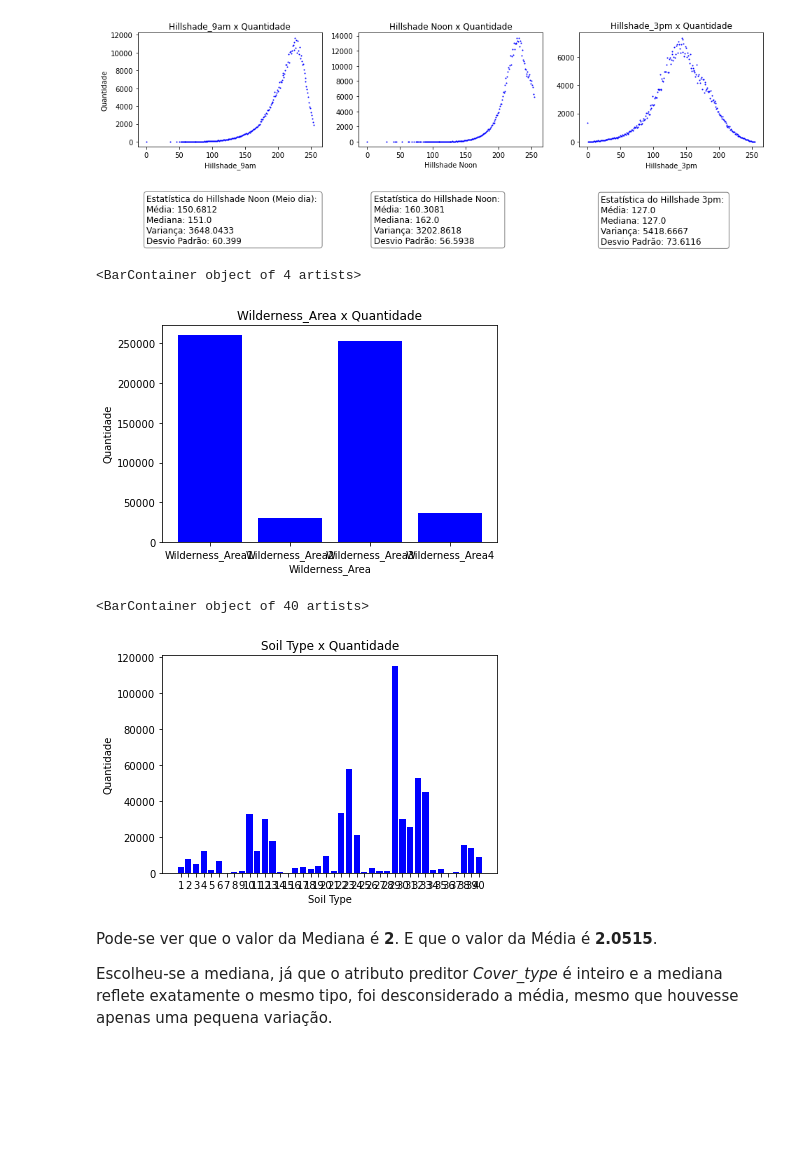
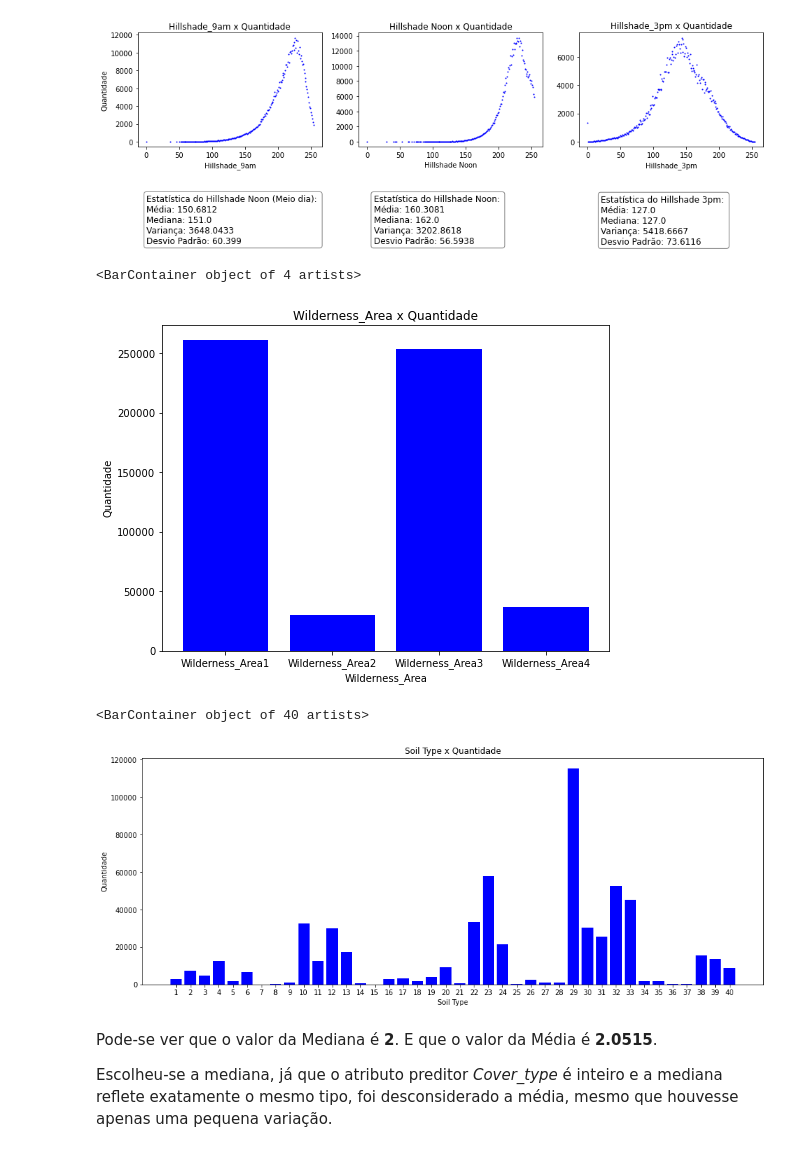
Before and after one commit to elloa-uea/projeto-pratico-3-rna-pp3-team-final, a Jupyter notebook: notebooks/PP3.2 - Conhecendo o Conjunto de Dados.ipynb, the cells around one changed output. Cells and saved outputs as stored; diff of their text form; code cells hidden in the pictures; blank space fills up the shorter version.

```diff
--- a/notebooks/PP3.2 - Conhecendo o Conjunto de Dados.ipynb
+++ b/notebooks/PP3.2 - Conhecendo o Conjunto de Dados.ipynb
@@ -441,20 +403,22 @@ Text(20, -7200, 'Estatística do Hillshade 3pm: \nMédia: 127.0 \nMediana: 127.0
 # %%
 quantidadeWildernessArea = []                                                 # Criacao do vetor para armazenar as frequencias de cada Wilderness Area
 WildernessAreaName = []                                                       # Criacao do vetor para armazenar os nomes de cada Wilderness Area
 
 for i in range(4):                                                            # loop para determinar a frequencia de cada Wilderness Area
   WildernessAreaName.append("Wilderness_Area"+str(i+1))
   WildernessArea = df.groupby(["Wilderness_Area"+str(i+1)]).count()
   WildernessArea = WildernessArea["Elevation"]
   quantidadeWildernessArea.append(WildernessArea[1])
 
+f, ax = plt.subplots(figsize=(8,6))                                          # Tamanho da imagem
+
 plt.title("Wilderness_Area x Quantidade")                                     # Plot do grafico de barras
 plt.xlabel("Wilderness_Area")
 plt.ylabel("Quantidade")
 plt.bar(WildernessAreaName, quantidadeWildernessArea, color = "blue")
 # %% [output]
 <BarContainer object of 4 artists>
-[figure, old version]
+[figure, new version]
 # %%
 quantidadeSoilType = []                                     # Criacao do vetor para armazenar as frequencias de cada soil type
 soilTypeName = []                                           # Criacao do vetor para armazenar os nomes de cada soil type
@@ -465,13 +429,15 @@ for i in range(40):                                         # loop para determin
   soilType = soilType["Elevation"]
   quantidadeSoilType.append(soilType[1])
 
+f, ax = plt.subplots(figsize=(16,6))                         # Tamanho da imagem
+
 plt.title("Soil Type x Quantidade")                          # Plot do grafico de barras
 plt.xlabel("Soil Type")
 plt.ylabel("Quantidade")
 plt.bar(soilTypeName, quantidadeSoilType,  color="blue")
 # %% [output]
 <BarContainer object of 40 artists>
-[figure, old version]
+[figure, new version]
 # %% [markdown]
 Pode-se ver que o valor da Mediana é **2**.
 E que o valor da Média é **2.0515**.
```
Also changed, not shown: parts of 3 cells of this notebook.
